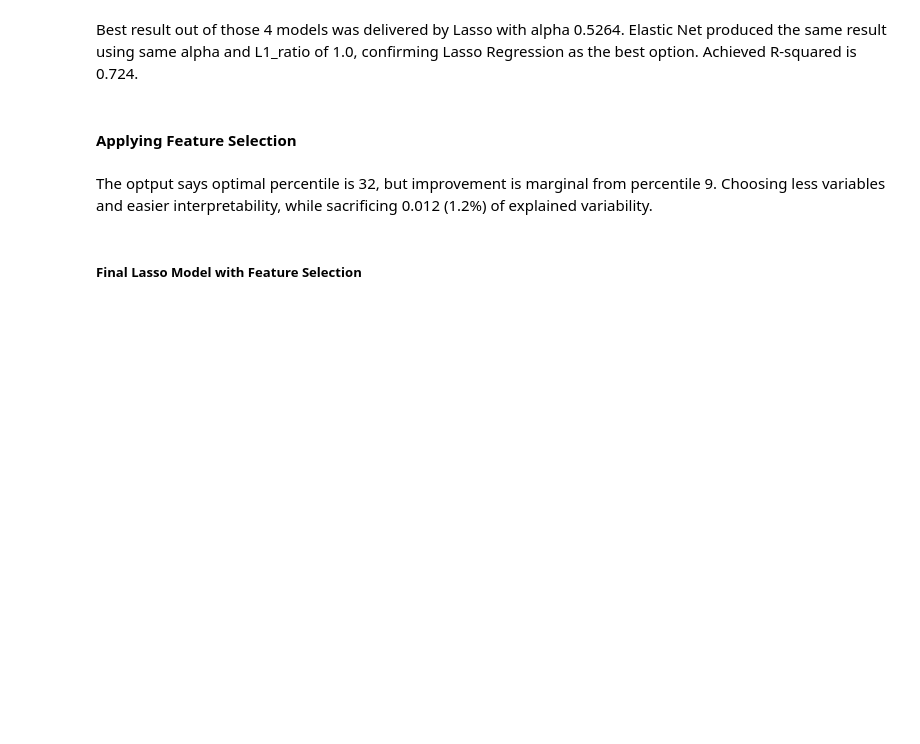
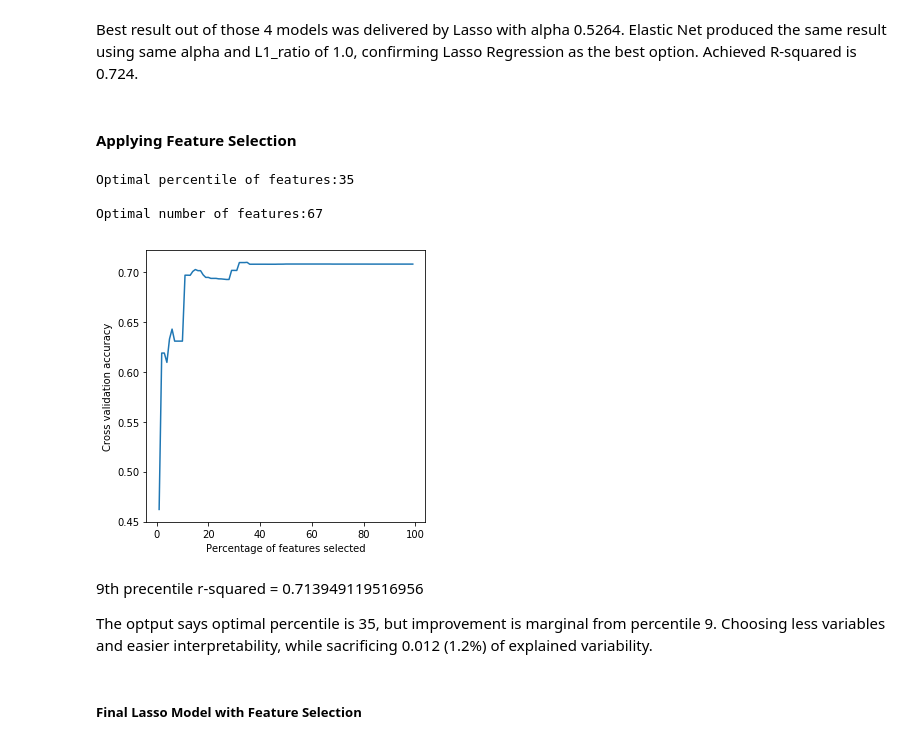
Before and after one commit to jmatune/csc478-project, a Jupyter notebook: Project Combined Output.ipynb, the cells around one changed output. Saved outputs shown, nothing was run; the diff lists cells and outputs as text; code cells hidden in the pictures; blank space fills up the shorter version.

```diff
--- a/Project Combined Output.ipynb
+++ b/Project Combined Output.ipynb
@@ -215,31 +362,41 @@ Best result out of those 4 models was delivered by Lasso with alpha 0.5264. Elas
 # %%
 from sklearn import metrics
 from sklearn import feature_selection
 
 from sklearn import cross_validation
 linmod = Lasso(alpha=0.5264105263157894)
 
 percentiles = range(1, 100, 1)
 results = []
 for i in range(1, 100, 1):
     fs = feature_selection.SelectPercentile(feature_selection.f_regression, percentile=i)
     x_fs = fs.fit_transform(x, y)
     scores = cross_validation.cross_val_score(linmod, x_fs, y, cv=5)
     results = np.append(results, scores.mean())
 
 optimal_percentile = percentiles[np.where(results == results.max())[0][0]]
 print  "Optimal percentile of features:{0}".format(optimal_percentile), "\n"
 optimal_num_features = optimal_percentile*len(x.columns)/100
 print "Optimal number of features:{0}".format(optimal_num_features), "\n"
 
 # Plot percentile of features VS. cross-validation scores
 import pylab as pl
 pl.figure()
 pl.xlabel("Percentage of features selected")
 pl.ylabel("Cross validation accuracy")
 pl.plot(percentiles,results)
+pl.rcParams["figure.figsize"] = [1,1]
+pl.show()
+# %% [output]
+Optimal percentile of features:35
+
+Optimal number of features:67
+[figure, added]
 # %% [markdown]
-The optput says optimal percentile is 32, but improvement is marginal from percentile 9. Choosing less variables and easier interpretability, while sacrificing 0.012 (1.2%) of explained variability.
+9th precentile r-squared = 0.713949119516956
+
+
+The optput says optimal percentile is 35, but improvement is marginal from percentile 9. Choosing less variables and easier interpretability, while sacrificing 0.012 (1.2%) of explained variability.
 # %% [markdown]
 ##### Final Lasso Model with Feature Selection
 # %%
```
Also changed, not shown: parts of 40 cells of this notebook.
